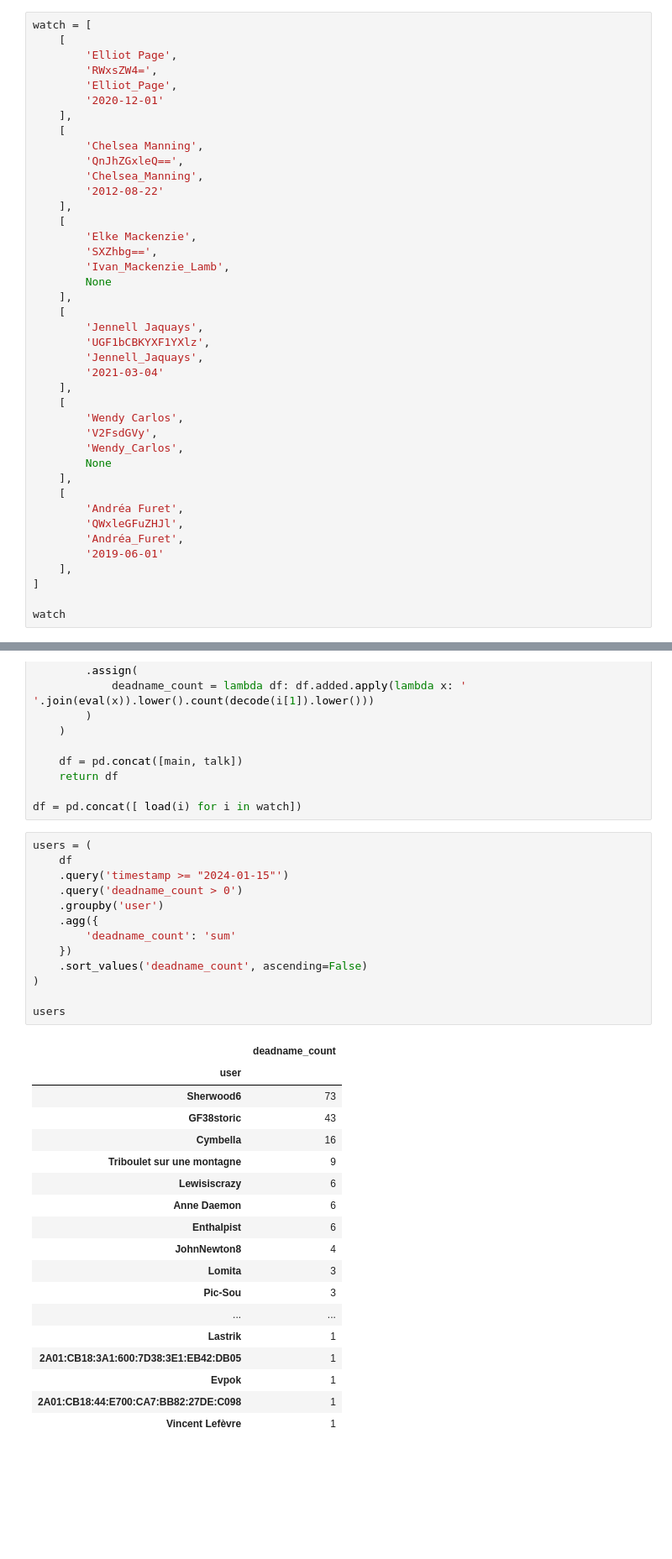
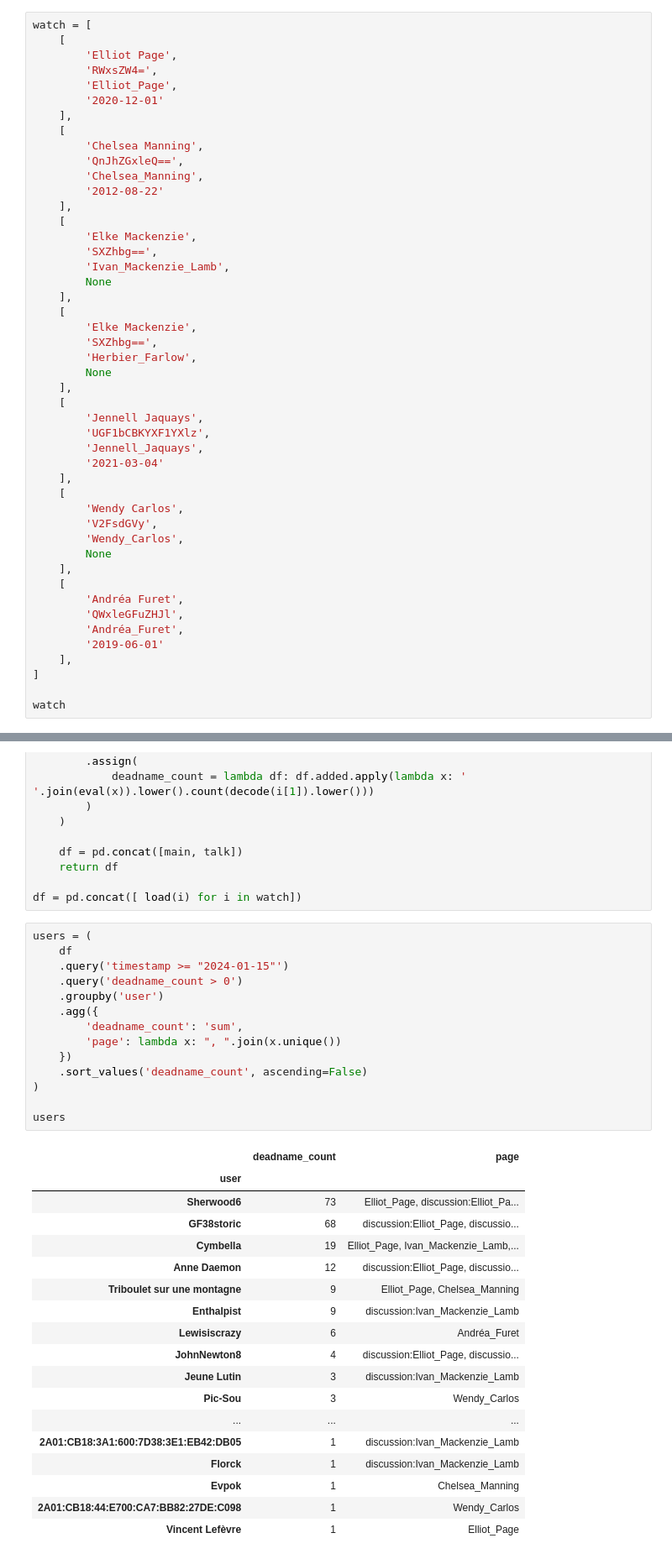
Before and after one commit to taniki/wikipediafr-transphobie, a Jupyter notebook: recipes/cook_deadnames_count.ipynb, the cells around one changed output, grey strips where cells are left out. Shown: that part at 84% size. Saved outputs shown, nothing was run; the diff lists cells and outputs as text; blank space fills up the shorter version.

Commit message:
ajoute l'herbier farlow et recalcule

```diff
--- a/recipes/cook_deadnames_count.ipynb
+++ b/recipes/cook_deadnames_count.ipynb
@@ -19,6 +19,12 @@ watch = [
         'Elke Mackenzie',
         'SXZhbg==',
         'Ivan_Mackenzie_Lamb',
+        None
+    ],
+    [
+        'Elke Mackenzie',
+        'SXZhbg==',
+        'Herbier_Farlow',
         None
     ],
     [
@@ -83,32 +90,33 @@ df = pd.concat([ load(i) for i in watch])
 # %%
 users = (
     df
     .query('timestamp >= "2024-01-15"')
     .query('deadname_count > 0')
     .groupby('user')
     .agg({
-        'deadname_count': 'sum'
+        'deadname_count': 'sum',
+        'page': lambda x: ", ".join(x.unique())
     })
     .sort_values('deadname_count', ascending=False)
 )
 
 users
 # %% [output]
-|  | deadname_count |
-| user |  |
-| Sherwood6 | 73 |
-| GF38storic | 43 |
-| Cymbella | 16 |
-| Triboulet sur une montagne | 9 |
-| Lewisiscrazy | 6 |
-| Anne Daemon | 6 |
-| Enthalpist | 6 |
-| JohnNewton8 | 4 |
-| Lomita | 3 |
-| Pic-Sou | 3 |
-| ... | ... |
-| Lastrik | 1 |
-| 2A01:CB18:3A1:600:7D38:3E1:EB42:DB05 | 1 |
-| Evpok | 1 |
-| 2A01:CB18:44:E700:CA7:BB82:27DE:C098 | 1 |
-| Vincent Lefèvre | 1 |
+|  | deadname_count | page |
+| user |  |  |
+| Sherwood6 | 73 | Elliot_Page, discussion:Elliot_Pa... |
+| GF38storic | 68 | discussion:Elliot_Page, discussio... |
+| Cymbella | 19 | Elliot_Page, Ivan_Mackenzie_Lamb,... |
+| Anne Daemon | 12 | discussion:Elliot_Page, discussio... |
+| Triboulet sur une montagne | 9 | Elliot_Page, Chelsea_Manning |
+| Enthalpist | 9 | discussion:Ivan_Mackenzie_Lamb |
+| Lewisiscrazy | 6 | Andréa_Furet |
+| JohnNewton8 | 4 | discussion:Elliot_Page, discussio... |
+| Jeune Lutin | 3 | discussion:Ivan_Mackenzie_Lamb |
+| Pic-Sou | 3 | Wendy_Carlos |
+| ... | ... | ... |
+| 2A01:CB18:3A1:600:7D38:3E1:EB42:DB05 | 1 | discussion:Ivan_Mackenzie_Lamb |
+| Florck | 1 | discussion:Ivan_Mackenzie_Lamb |
+| Evpok | 1 | Chelsea_Manning |
+| 2A01:CB18:44:E700:CA7:BB82:27DE:C098 | 1 | Wendy_Carlos |
+| Vincent Lefèvre | 1 | Elliot_Page |
```
Also changed, not shown: parts of 3 cells of this notebook, 8 other files.
